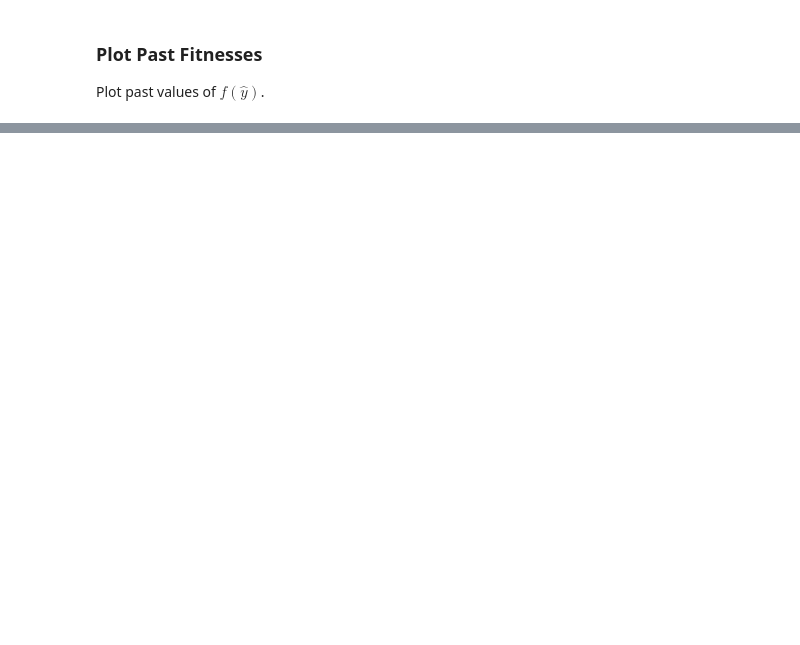
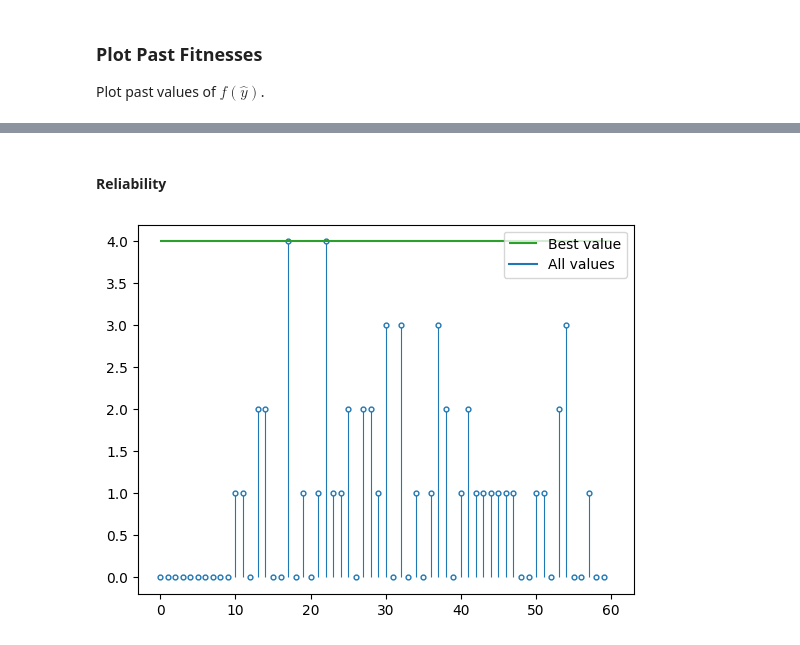
Before and after one commit to lyodine/oplot, a Jupyter notebook: docs/source/guides/examples/swarm.ipynb, the cells around one changed output, grey strips where cells are left out. Saved outputs shown, nothing was run; the diff lists cells and outputs as text; code cells hidden in the pictures; blank space fills up the shorter version.

```diff
--- a/docs/source/guides/examples/swarm.ipynb
+++ b/docs/source/guides/examples/swarm.ipynb
@@ -129,0 +203,8 @@ plot_bests(fy_hat_T)
+# %% [markdown]
+#### Reliability
+# %%
+def reliability(X: Vec3D, ideal, epsilon):
+    return np.sum([1 for x in X if np.abs(OBJECTIVE(x) - ideal) < epsilon])
+plot_fitnesses([reliability(X, ideal=0, epsilon=4) for X in X_T])
+# %% [output]
+[figure, added]
```
Also changed, not shown: parts of 30 cells of this notebook, 3 other files.
